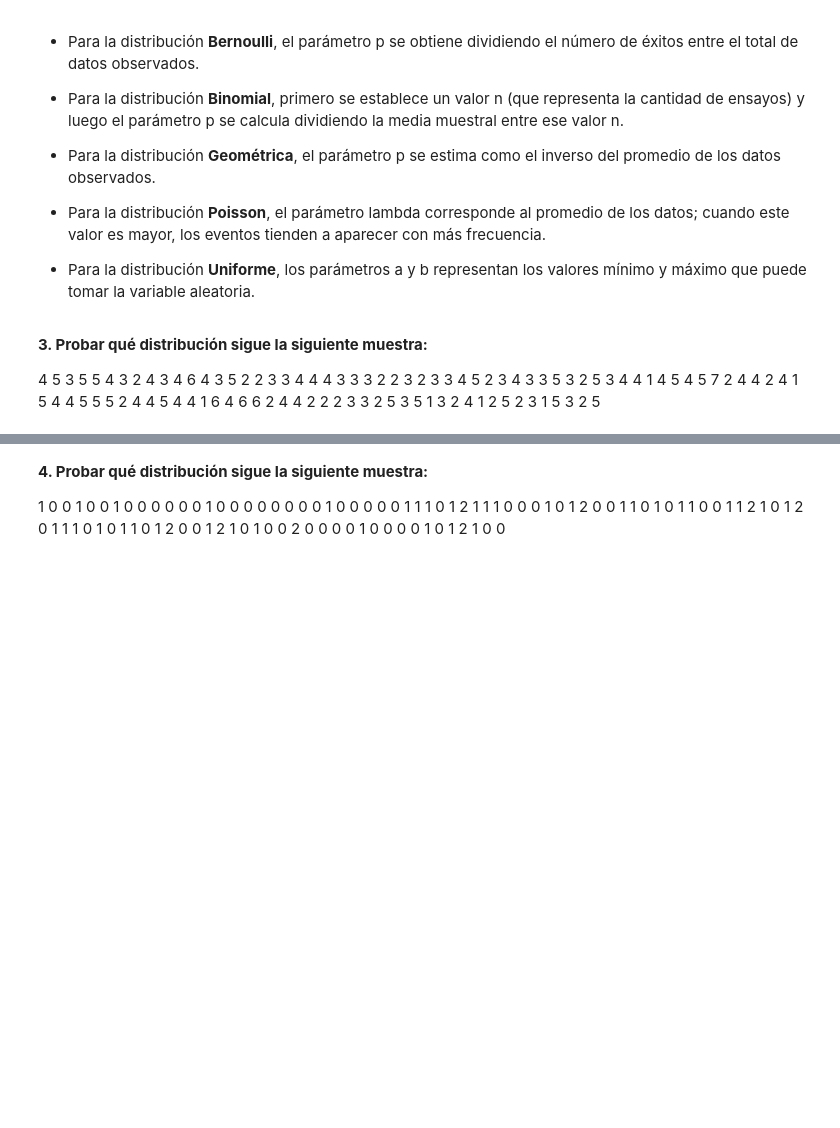
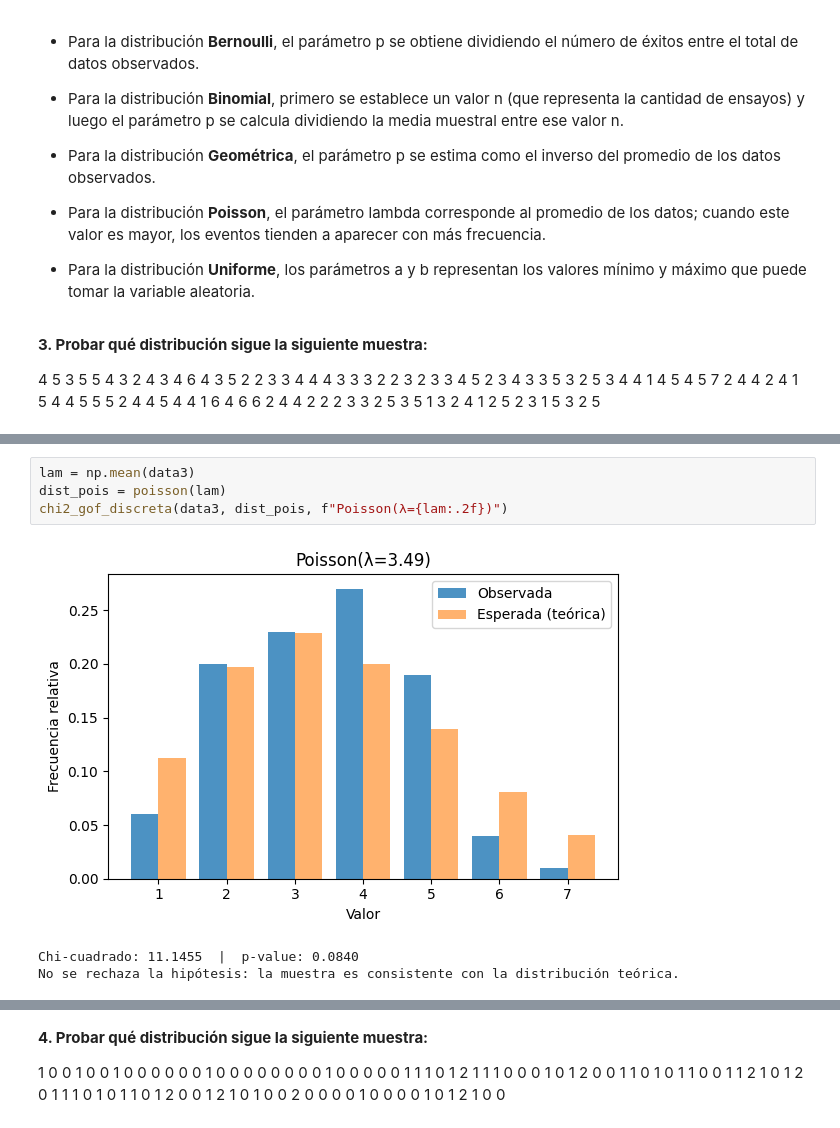
Before and after one commit to EdithOroche/IA, a Jupyter notebook: Distribuciones_Discretas_SS.ipynb, the cells around one changed output, grey strips where cells are left out. Drawn from its saved outputs; the diff is of its cells as text; blank space fills up the shorter version.

```diff
--- a/Distribuciones_Discretas_SS.ipynb
+++ b/Distribuciones_Discretas_SS.ipynb
@@ -218,0 +297,8 @@ En el laboratorio con Python el proceso es completamente automático ya que se t
+# %%
+lam = np.mean(data3)
+dist_pois = poisson(lam)
+chi2_gof_discreta(data3, dist_pois, f"Poisson(λ={lam:.2f})")
+# %% [output]
+[figure, added]
+Chi-cuadrado: 11.1455  |  p-value: 0.0840
+No se rechaza la hipótesis: la muestra es consistente con la distribución teórica.
```
Also changed, not shown: parts of 16 cells of this notebook.
